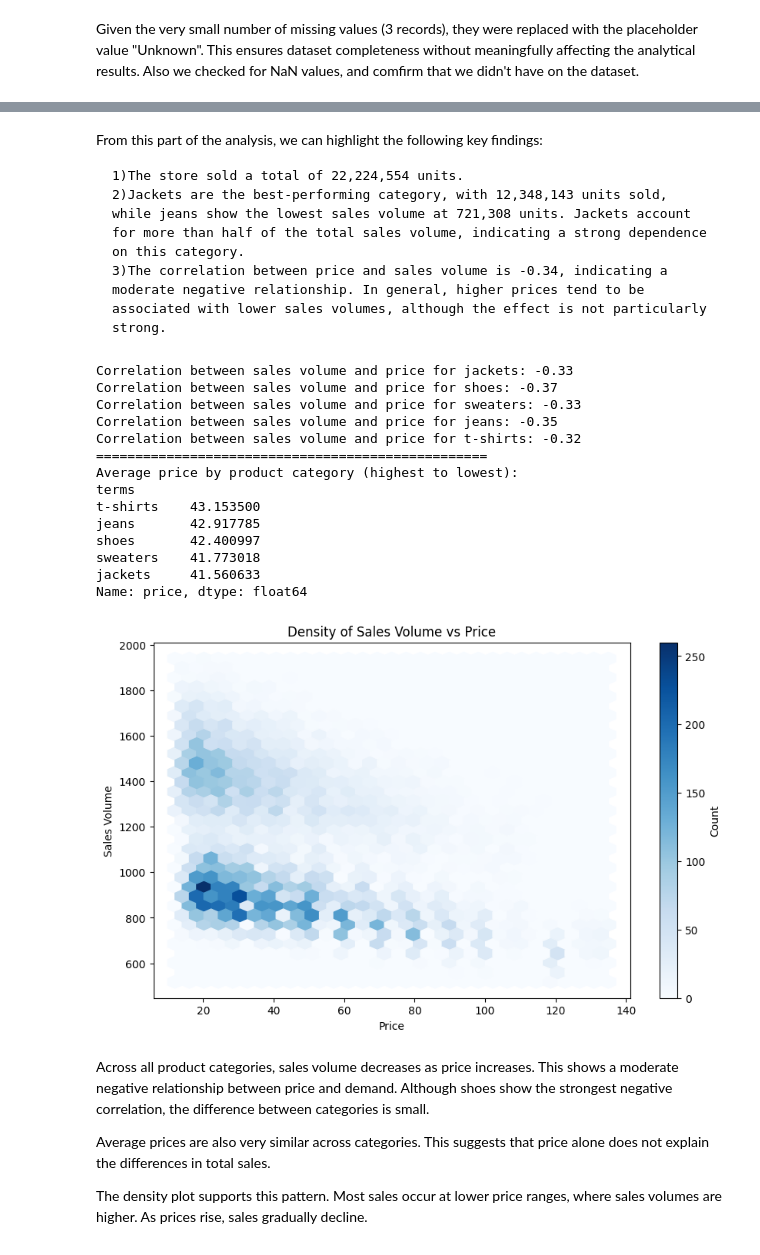
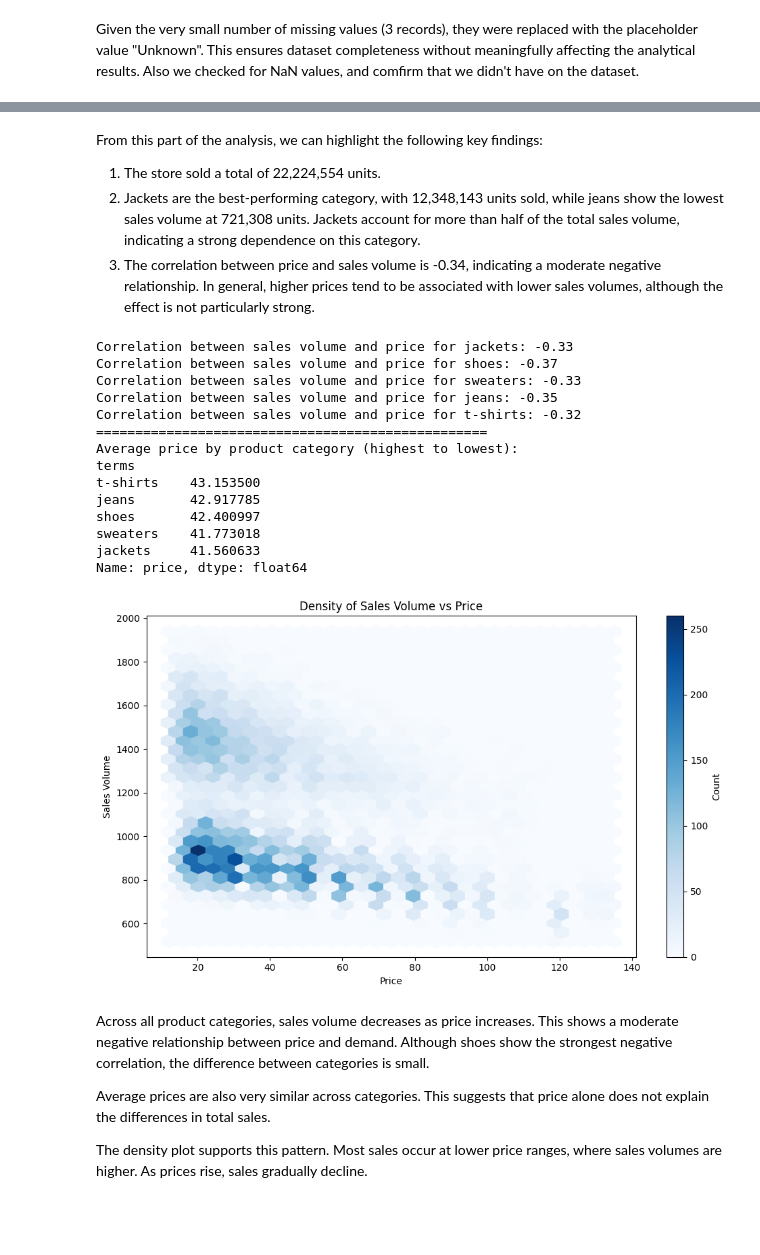
Before and after one commit to SantiLopBla/Zara-Sales-EDA, a Jupyter notebook: analysis.ipynb, the cells around one changed output, grey strips where cells are left out. Drawn from its saved outputs; the diff is of its cells as text; code cells hidden in the pictures; blank space fills up the shorter version.

Commit message:
docs: update README with full key findings and auto-save figures

```diff
--- a/analysis.ipynb
+++ b/analysis.ipynb
@@ -148,9 +152,9 @@ Correlation between sales volume and price: -0.34
 # %% [markdown]
 From this part of the analysis, we can highlight the following key findings:
 
-    1)The store sold a total of 22,224,554 units.
-    2)Jackets are the best-performing category, with 12,348,143 units sold, while jeans show the lowest sales volume at 721,308 units. Jackets account for more than half of the total sales volume, indicating a strong dependence on this category.
-    3)The correlation between price and sales volume is -0.34, indicating a moderate negative relationship. In general, higher prices tend to be associated with lower sales volumes, although the effect is not particularly strong.
+1. The store sold a total of 22,224,554 units.
+2. Jackets are the best-performing category, with 12,348,143 units sold, while jeans show the lowest sales volume at 721,308 units. Jackets account for more than half of the total sales volume, indicating a strong dependence on this category.
+3. The correlation between price and sales volume is -0.34, indicating a moderate negative relationship. In general, higher prices tend to be associated with lower sales volumes, although the effect is not particularly strong.
 # %%
 import seaborn as sns
 
@@ -163,34 +167,36 @@ for category in categories:
 print("="*50)
 
 #Find the price average for each product category
 average_price_by_category = zara_df.groupby('terms')['price'].mean().sort_values(ascending=False)
 print("Average price by product category (highest to lowest):")
 print(average_price_by_category)
 
 #Scatter plot to visualize the relationship between sales volume and price
 plt.figure(figsize=(10,6))
 plt.hexbin(zara_df['price'], zara_df['sales volume'], gridsize=30, cmap='Blues')
 plt.colorbar(label='Count')
 plt.xlabel('Price')
 plt.ylabel('Sales Volume')
 plt.title('Density of Sales Volume vs Price')
+plt.tight_layout()
+plt.savefig('reports/figures/sales_volume_vs_price_density.png', dpi=150, bbox_inches='tight')
 plt.show()
 # %% [output]
 Correlation between sales volume and price for jackets: -0.33
 Correlation between sales volume and price for shoes: -0.37
 Correlation between sales volume and price for sweaters: -0.33
 Correlation between sales volume and price for jeans: -0.35
 Correlation between sales volume and price for t-shirts: -0.32
 ==================================================
 Average price by product category (highest to lowest):
 terms
 t-shirts    43.153500
 jeans       42.917785
 shoes       42.400997
 sweaters    41.773018
 jackets     41.560633
 Name: price, dtype: float64
-[figure, old version]
+[figure, new version]
 # %% [markdown]
 Across all product categories, sales volume decreases as price increases. This shows a moderate negative relationship between price and demand. Although shoes show the strongest negative correlation, the difference between categories is small.
 
```
Also changed, not shown: parts of 6 cells of this notebook, 7 other files.
